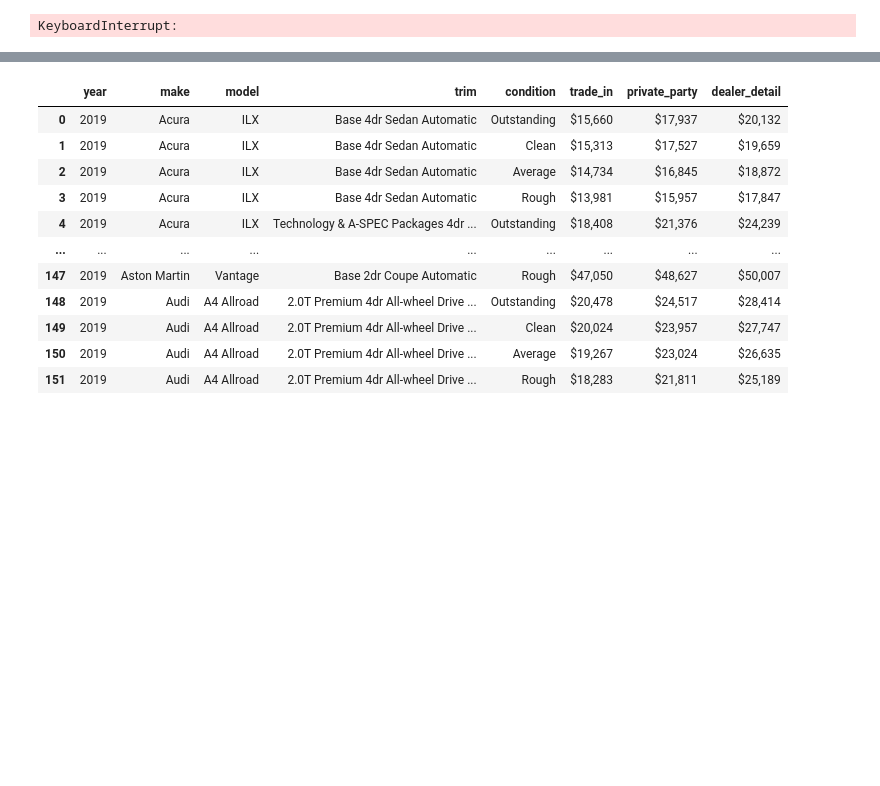
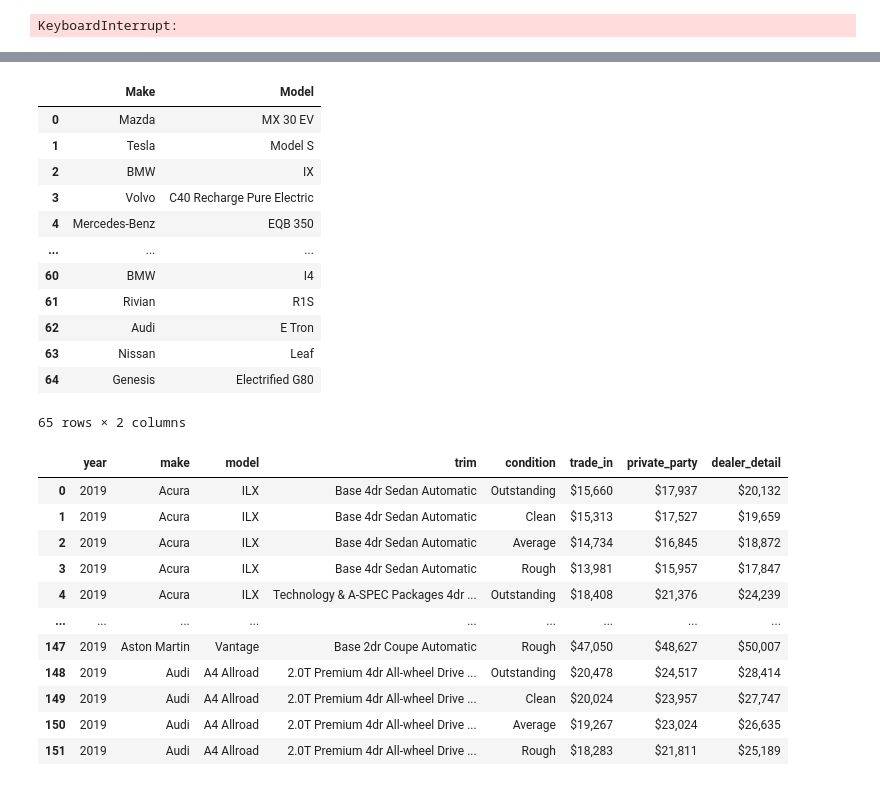
Before and after one commit to haritsm/vehicledatabase-exploration, a Jupyter notebook: vehicle.ipynb, the cells around one changed output, grey strips where cells are left out. Cells and saved outputs as stored; diff of their text form; code cells hidden in the pictures; blank space fills up the shorter version.

```diff
--- a/vehicle.ipynb
+++ b/vehicle.ipynb
@@ -219,3 +282,25 @@ con.close()
+# %%
+with duckdb.connect("vehicle_database_dev.db") as con:
+    con.sql("CREATE TABLE vehicle_year_make_model_electric AS SELECT * FROM vehicle_year_make_model_electric_df")
+# %%
+with duckdb.connect("vehicle_database_dev.db") as con:
+    results = con.sql("select distinct Make, Model from vehicle_year_make_model_electric").df()
+
+results
+# %% [output]
+|  | Make | Model |
+| 0 | Mazda | MX 30 EV |
+| 1 | Tesla | Model S |
+| 2 | BMW | IX |
+| 3 | Volvo | C40 Recharge Pure Electric |
+| 4 | Mercedes-Benz | EQB 350 |
+| ... | ... | ... |
+| 60 | BMW | I4 |
+| 61 | Rivian | R1S |
+| 62 | Audi | E Tron |
+| 63 | Nissan | Leaf |
+| 64 | Genesis | Electrified G80 |
+65 rows × 2 columns
 # %%
 vehicle_year_make_model_value_df_2 = pd.DataFrame(vehicle_year_make_model_market_value)
 # %%
```
Also changed, not shown: parts of 12 cells of this notebook, 5 other files.
